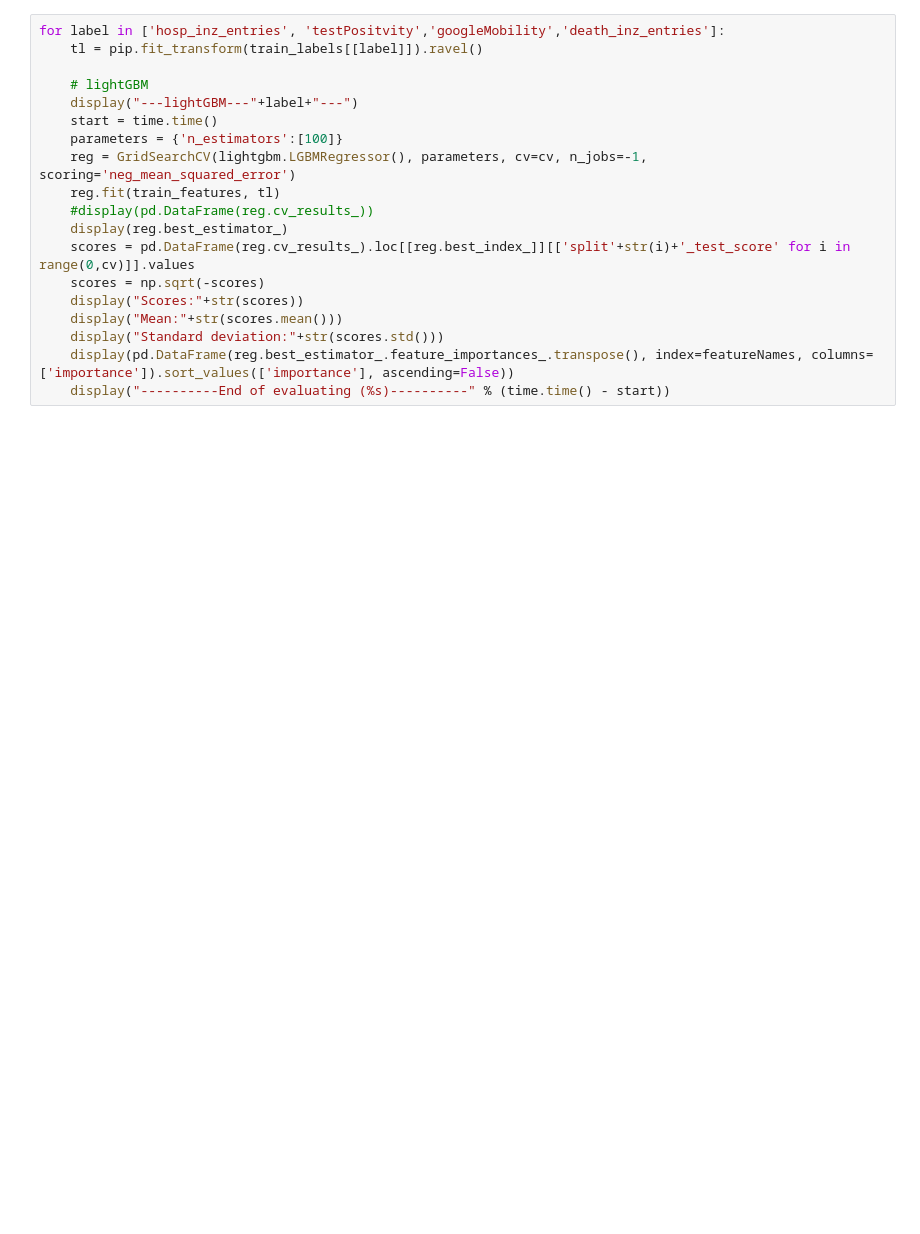
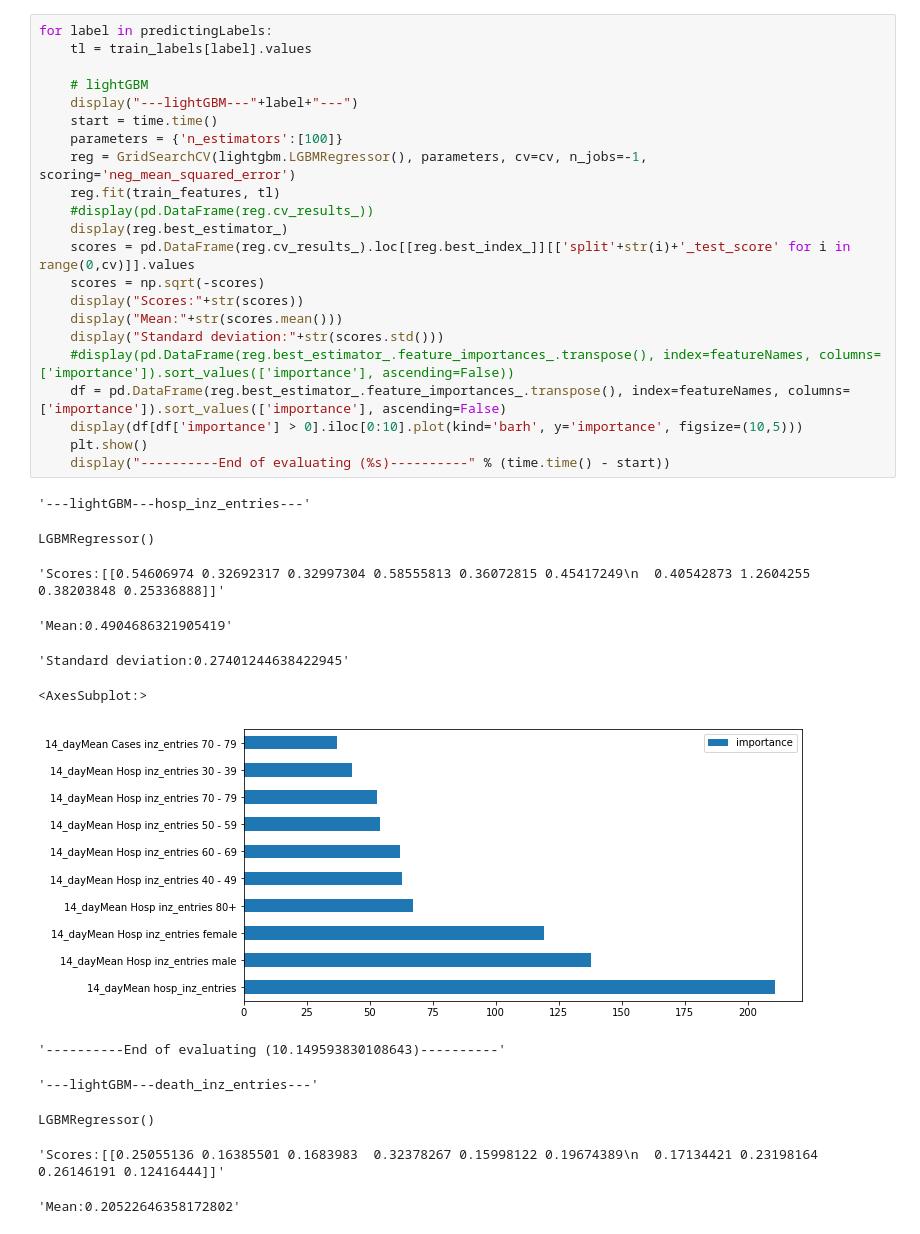
Before and after one commit to ratschlab/projects2021-bsc-thesis-scherer, a Jupyter notebook: MLModel.ipynb, the cells around one changed output. Cells and saved outputs as stored; diff of their text form; blank space fills up the shorter version.

```diff
--- a/MLModel.ipynb
+++ b/MLModel.ipynb
@@ -208,19 +111,35 @@ for label in ['death_inz_entries','hosp_inz_entries', 'testPositvity','googleMob
 # %%
-for label in ['hosp_inz_entries', 'testPositvity','googleMobility','death_inz_entries']:
-    tl = pip.fit_transform(train_labels[[label]]).ravel()
+for label in predictingLabels:
+    tl = train_labels[label].values
 
     # lightGBM
     display("---lightGBM---"+label+"---")
     start = time.time()
     parameters = {'n_estimators':[100]}
     reg = GridSearchCV(lightgbm.LGBMRegressor(), parameters, cv=cv, n_jobs=-1, scoring='neg_mean_squared_error')
     reg.fit(train_features, tl)
     #display(pd.DataFrame(reg.cv_results_))
     display(reg.best_estimator_)
     scores = pd.DataFrame(reg.cv_results_).loc[[reg.best_index_]][['split'+str(i)+'_test_score' for i in range(0,cv)]].values
     scores = np.sqrt(-scores)
     display("Scores:"+str(scores))
     display("Mean:"+str(scores.mean()))
     display("Standard deviation:"+str(scores.std()))
-    display(pd.DataFrame(reg.best_estimator_.feature_importances_.transpose(), index=featureNames, columns=['importance']).sort_values(['importance'], ascending=False))
+    #display(pd.DataFrame(reg.best_estimator_.feature_importances_.transpose(), index=featureNames, columns=['importance']).sort_values(['importance'], ascending=False))
+    df = pd.DataFrame(reg.best_estimator_.feature_importances_.transpose(), index=featureNames, columns=['importance']).sort_values(['importance'], ascending=False)
+    display(df[df['importance'] > 0].iloc[0:10].plot(kind='barh', y='importance', figsize=(10,5)))
+    plt.show()
     display("----------End of evaluating (%s)----------" % (time.time() - start))
+# %% [output]
+'---lightGBM---hosp_inz_entries---'
+LGBMRegressor()
+'Scores:[[0.54606974 0.32692317 0.32997304 0.58555813 0.36072815 0.45417249\n  0.40542873 1.2604255  0.38203848 0.25336888]]'
+'Mean:0.4904686321905419'
+'Standard deviation:0.27401244638422945'
+<AxesSubplot:>
+[figure, added]
+'----------End of evaluating (10.149593830108643)----------'
+'---lightGBM---death_inz_entries---'
+LGBMRegressor()
+'Scores:[[0.25055136 0.16385501 0.1683983  0.32378267 0.15998122 0.19674389\n  0.17134421 0.23198164 0.26146191 0.12416444]]'
+'Mean:0.20522646358172802'
```
Also changed, not shown: parts of 14 cells of this notebook, 4 other files.
